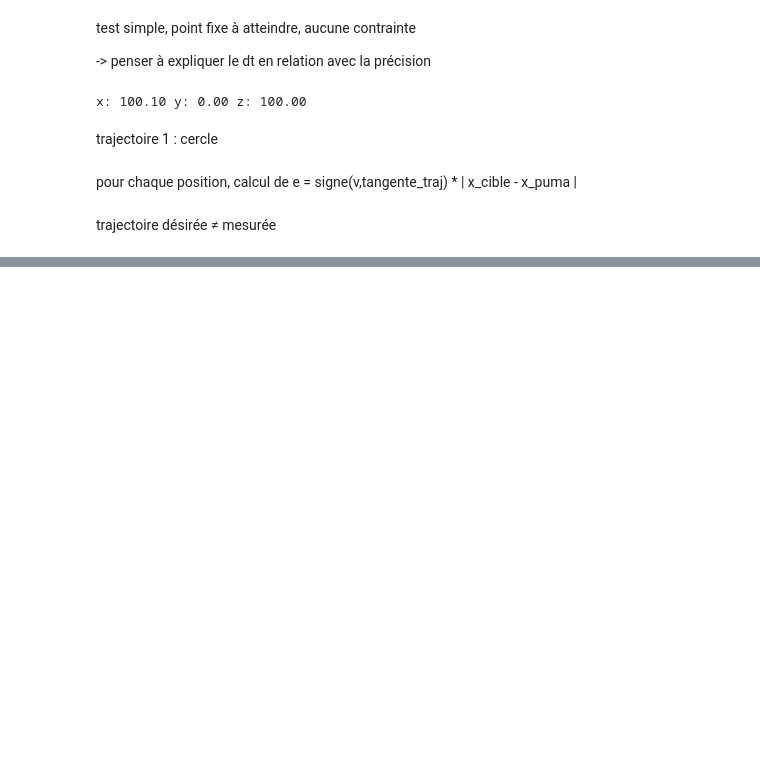
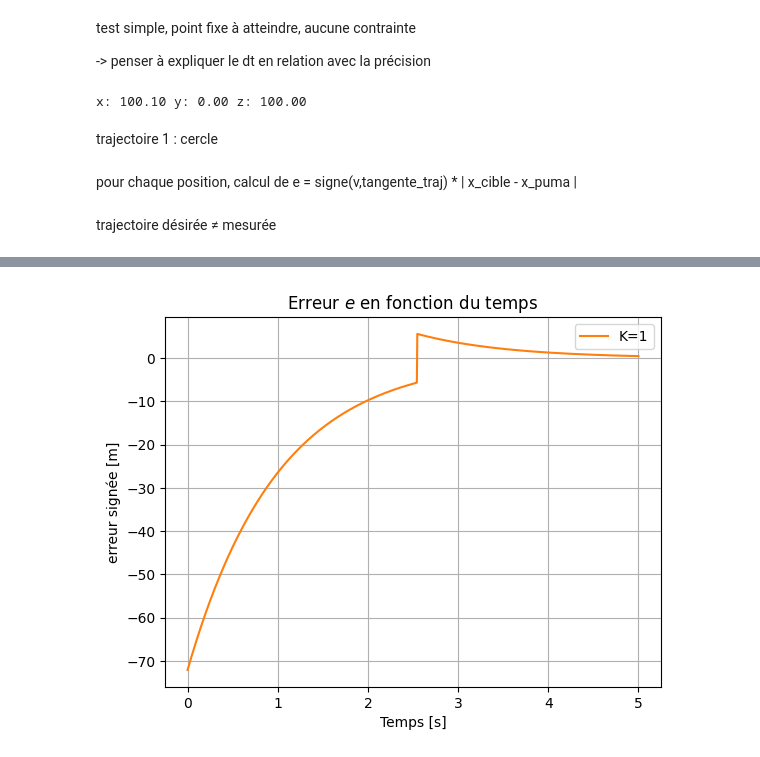
Before and after one commit to erwan-maugeri/Robot-Puma, a Jupyter notebook: cr_stage.ipynb, the cells around one changed output, grey strips where cells are left out. Saved outputs shown, nothing was run; the diff lists cells and outputs as text; code cells hidden in the pictures; blank space fills up the shorter version.

```diff
--- a/cr_stage.ipynb
+++ b/cr_stage.ipynb
@@ -551,8 +551,6 @@ les tests intermédiaires de workspace
 *	Mathématiquement : En résolvant le système, nous avons posé l'égalité $\sin(q_3) = D$. Or, la fonction sinus est strictement bornée entre -1 et 1. Si les équations aboutissent à $D = 1.2$, l'équation $\sin(q_3) = 1.2$ n'a aucune solution réelle.
 *	Physiquement : Cela découle du théorème d'Al-Kashi (loi des cosinus) sur le triangle formé par l'arrière-bras ($L_2$), l'avant-bras ($L_3$) et la distance entre l'épaule et le poignet ($\sqrt{R^2 + Z^2}$). Ce test vérifie l'inégalité triangulaire : la cible ne doit pas être trop loin (le bras ne peut pas s'étirer au-delà de $L_2 + L_3$) ni trop près (les segments ne peuvent pas se replier au-delà de $|L_2 - L_3|$).
 # %%
-# rédigée avec l'IA
-
 def q(x, y, z, s1=1, s3=1):
     """ Calcule le modèle géometrique inverse: possition (x,y,z) -> angles (q1,q2,q3)
 
@@ -561,7 +559,8 @@ def q(x, y, z, s1=1, s3=1):
 
     r_q1_sq = x**2 + y**2 - L1**2
     if r_q1_sq < 0:
-        raise ValueError("Erreur : x, y hors de portée")
+        print("Erreur : x, y hors de portée")
+        return False
 
     q1 = np.arctan2(y, x) - np.arctan2(L1, s1 * np.sqrt(r_q1_sq))
 
@@ -571,7 +570,8 @@ def q(x, y, z, s1=1, s3=1):
     D = (L2**2 + L3**2 - (R**2 + Z**2)) / (2 * L2 * L3)
 
     if abs(D) > 1:
-        raise ValueError("Erreur : Distance hors de portée")
+        print("Erreur : Distance hors de portée")
+        return False
 
     q3 = np.arctan2(D, s3 * np.sqrt(1 - D**2))
 
@@ -583,7 +583,8 @@ def q(x, y, z, s1=1, s3=1):
     if not (np.deg2rad(I_q1[0]) <= q1 <= np.deg2rad(I_q1[1])) or \
        not (np.deg2rad(I_q2[0]) <= q2 <= np.deg2rad(I_q2[1])) or \
        not (np.deg2rad(I_q3[0]) <= q3 <= np.deg2rad(I_q3[1])):
-        raise ValueError("Erreur : Limites articulaires dépassées")
+        print("Erreur : Limites articulaires dépassées")
+        return False
 
     return q1, q2, q3
 # %%
@@ -1306,0 +1355,13 @@ plt.show()
+# %%
+t = np.linspace(0, T, N)
+plt.plot(t, erreur_signee, label='K=1', color="C1")
+
+plt.xlabel('Temps [s]')
+plt.ylabel('erreur signée [m]')
+
+plt.title('Erreur $e$ en fonction du temps')
+plt.grid(True)
+plt.legend()
+plt.show()
+# %% [output]
+[figure, added]
```
Also changed, not shown: parts of 13 cells of this notebook, 1 other file.
